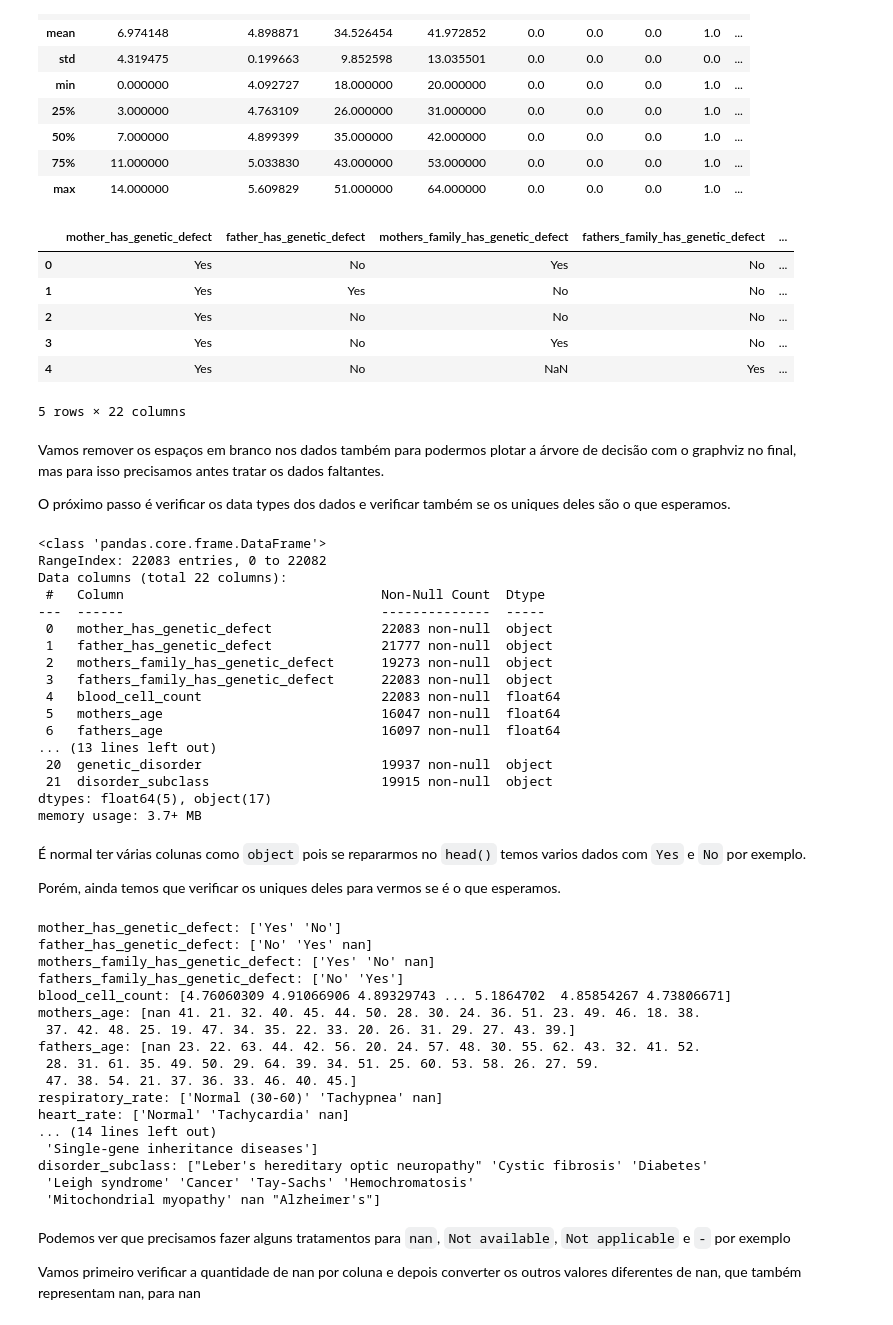
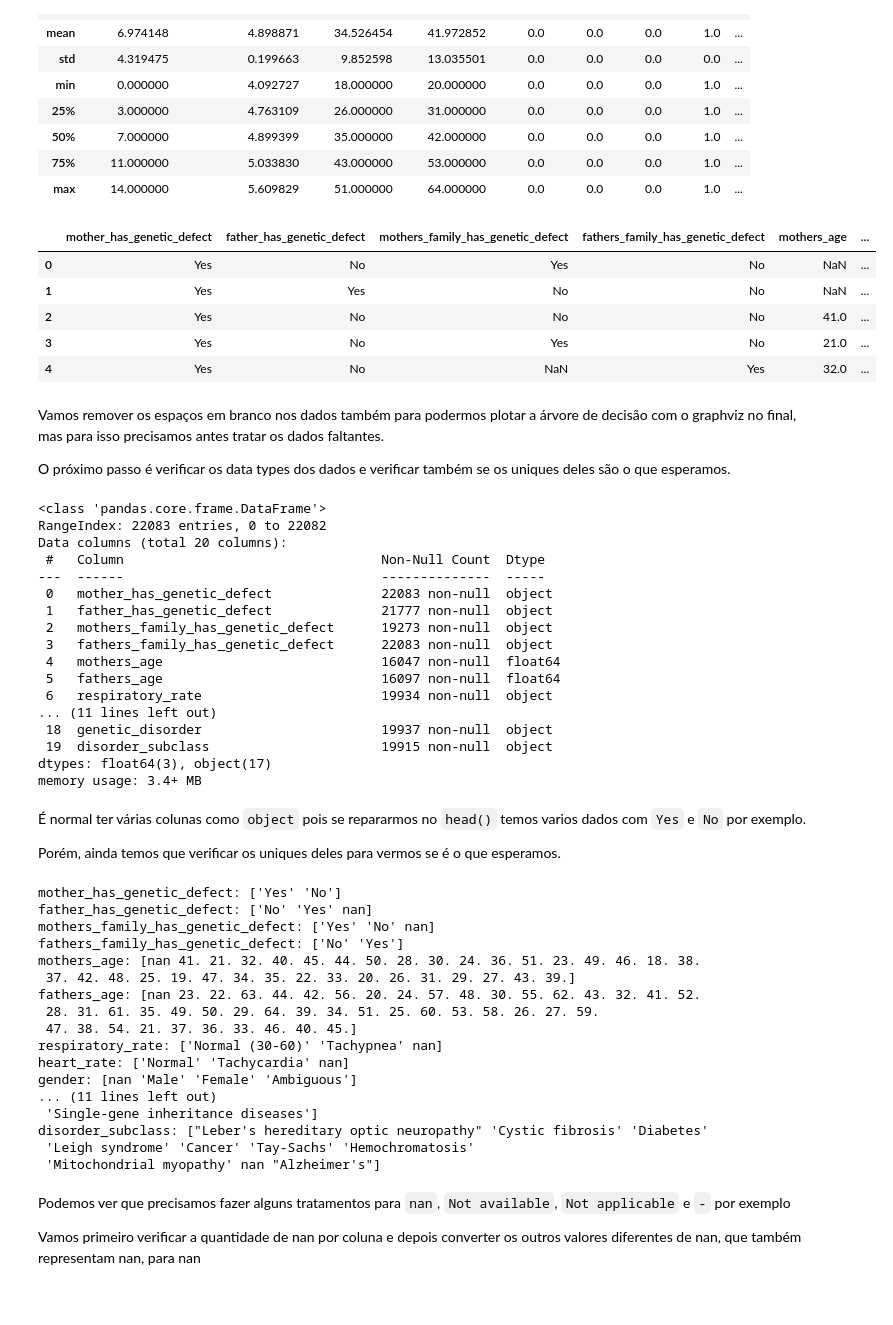
Before and after one commit to mfollypp/Machine-Learning-for-Healthcare, a Jupyter notebook: Projeto de Aplicação/leigh_syndrome.ipynb, the cells around one changed output. Cells and saved outputs as stored; diff of their text form; code cells hidden in the pictures.

```diff
--- a/Projeto de Aplicação/leigh_syndrome.ipynb
+++ b/Projeto de Aplicação/leigh_syndrome.ipynb
@@ -40,44 +40,41 @@ df.describe()
 df.drop(["Patient Id", "Patient First Name", "Family Name", "Father's name", "Institute Name",
         "Location of Institute", "Test 1", "Test 2", "Test 3", "Test 4", "Test 5", "Parental consent",
         "Place of birth", "Symptom 1", "Symptom 2", "Symptom 3", "Symptom 4", "Symptom 5", "Patient Age",
-        "Status", "Birth asphyxia", "Autopsy shows birth defect (if applicable)", "Follow-up"],
+        "Status", "Birth asphyxia", "Autopsy shows birth defect (if applicable)", "Follow-up",
+        'Blood cell count (mcL)', 'White Blood cell count (thousand per microliter)'],
         axis=1, inplace=True)
 
 df = df.rename(columns= {
         "Father's age": "fathers_age",
         "Mother's age": "mothers_age",
         'Genes in mother\'s side': 'mother_has_genetic_defect',
         'Inherited from father': 'father_has_genetic_defect',
         'Maternal gene': 'mothers_family_has_genetic_defect',
         'Paternal gene': 'fathers_family_has_genetic_defect',
-        'Blood cell count (mcL)': 'blood_cell_count',
         'Respiratory Rate (breaths/min)': 'respiratory_rate',
         'Heart Rate (rates/min': 'heart_rate',
-        'Follow-up': 'follow_up',
         'Gender': 'gender',
         'Folic acid details (peri-conceptional)': 'folic_acid_details',
         'H/O serious maternal illness': 'history_of_pregnancy_complications',
         'H/O radiation exposure (x-ray)': 'history_of_radiation_exposure',
         'H/O substance abuse': 'history_of_substance_abuse',
         'Assisted conception IVF/ART': 'assisted_conception',
         'History of anomalies in previous pregnancies': 'history_of_previous_pregnancy_anomaly',
         'No. of previous abortion': 'num_of_previous_abortion',
         'Birth defects': 'birth_defects',
-        'White Blood cell count (thousand per microliter)': 'white_blood_cell_count',
         'Blood test result': 'blood_test_result',
         'Genetic Disorder': 'genetic_disorder',
         'Disorder Subclass': 'disorder_subclass'
 })
 
 df.head()
 # %% [output]
-|  | mother_has_genetic_defect | father_has_genetic_defect | mothers_family_has_genetic_defect | fathers_family_has_genetic_defect | ... |
-| 0 | Yes | No | Yes | No | ... |
-| 1 | Yes | Yes | No | No | ... |
-| 2 | Yes | No | No | No | ... |
-| 3 | Yes | No | Yes | No | ... |
-| 4 | Yes | No | NaN | Yes | ... |
+|  | mother_has_genetic_defect | father_has_genetic_defect | mothers_family_has_genetic_defect | fathers_family_has_genetic_defect | mothers_age | ... |
+| 0 | Yes | No | Yes | No | NaN | ... |
+| 1 | Yes | Yes | No | No | NaN | ... |
+| 2 | Yes | No | No | No | 41.0 | ... |
+| 3 | Yes | No | Yes | No | 21.0 | ... |
+| 4 | Yes | No | NaN | Yes | 32.0 | ... |
-5 rows × 22 columns
 # %% [markdown]
 Vamos remover os espaços em branco nos dados também para podermos plotar a árvore de decisão com o graphviz no final, mas para isso precisamos antes tratar os dados faltantes.
 
@@ -88,21 +85,21 @@ df.info()
 # %% [output]
 <class 'pandas.core.frame.DataFrame'>
 RangeIndex: 22083 entries, 0 to 22082
-Data columns (total 22 columns):
+Data columns (total 20 columns):
  #   Column                                 Non-Null Count  Dtype
 ---  ------                                 --------------  -----
  0   mother_has_genetic_defect              22083 non-null  object
  1   father_has_genetic_defect              21777 non-null  object
  2   mothers_family_has_genetic_defect      19273 non-null  object
  3   fathers_family_has_genetic_defect      22083 non-null  object
- 4   blood_cell_count                       22083 non-null  float64
- 5   mothers_age                            16047 non-null  float64
- 6   fathers_age                            16097 non-null  float64
-... (13 lines left out)
- 20  genetic_disorder                       19937 non-null  object
- 21  disorder_subclass                      19915 non-null  object
-dtypes: float64(5), object(17)
-memory usage: 3.7+ MB
+ 4   mothers_age                            16047 non-null  float64
+ 5   fathers_age                            16097 non-null  float64
+ 6   respiratory_rate                       19934 non-null  object
+... (11 lines left out)
+ 18  genetic_disorder                       19937 non-null  object
+ 19  disorder_subclass                      19915 non-null  object
+dtypes: float64(3), object(17)
+memory usage: 3.4+ MB
 # %% [markdown]
 É normal ter várias colunas como `object` pois se repararmos no `head()` temos varios dados com `Yes` e `No` por exemplo.
 
@@ -116,7 +113,6 @@ mother_has_genetic_defect: ['Yes' 'No']
 father_has_genetic_defect: ['No' 'Yes' nan]
 mothers_family_has_genetic_defect: ['Yes' 'No' nan]
 fathers_family_has_genetic_defect: ['No' 'Yes']
-blood_cell_count: [4.76060309 4.91066906 4.89329743 ... 5.1864702  4.85854267 4.73806671]
 mothers_age: [nan 41. 21. 32. 40. 45. 44. 50. 28. 30. 24. 36. 51. 23. 49. 46. 18. 38.
  37. 42. 48. 25. 19. 47. 34. 35. 22. 33. 20. 26. 31. 29. 27. 43. 39.]
 fathers_age: [nan 23. 22. 63. 44. 42. 56. 20. 24. 57. 48. 30. 55. 62. 43. 32. 41. 52.
@@ -124,7 +120,8 @@ fathers_age: [nan 23. 22. 63. 44. 42. 56. 20. 24. 57. 48. 30. 55. 62. 43. 32. 41
  47. 38. 54. 21. 37. 36. 33. 46. 40. 45.]
 respiratory_rate: ['Normal (30-60)' 'Tachypnea' nan]
 heart_rate: ['Normal' 'Tachycardia' nan]
-... (14 lines left out)
+gender: [nan 'Male' 'Female' 'Ambiguous']
+... (11 lines left out)
  'Single-gene inheritance diseases']
 disorder_subclass: ["Leber's hereditary optic neuropathy" 'Cystic fibrosis' 'Diabetes'
  'Leigh syndrome' 'Cancer' 'Tay-Sachs' 'Hemochromatosis'
```
Also changed, not shown: parts of 22 cells of this notebook.
